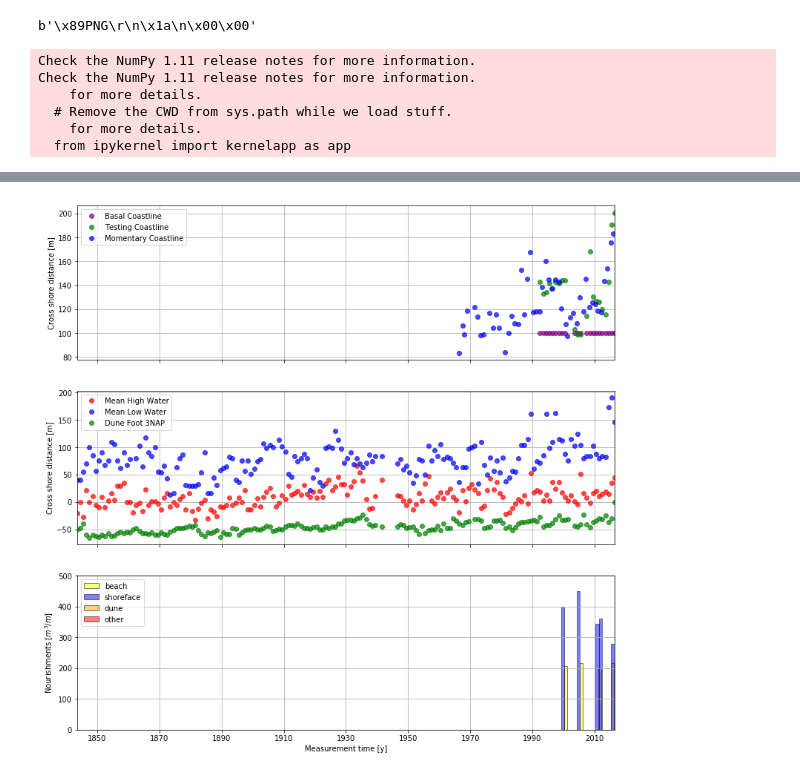
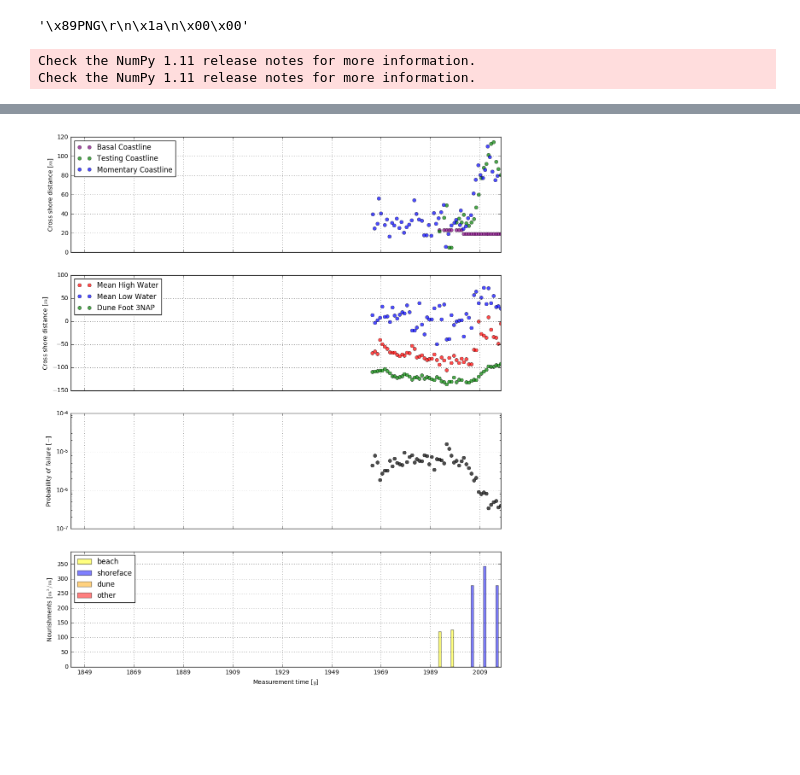
Before and after one commit to Deltares-research/coastviewer, a Jupyter notebook: notebooks/plots.ipynb, the cells around one changed output, grey strips where cells are left out. Saved outputs shown, nothing was run; the diff lists cells and outputs as text; code cells hidden in the pictures; blank space fills up the shorter version.

Commit message:
faalkans dataset included

```diff
--- a/notebooks/plots.ipynb
+++ b/notebooks/plots.ipynb
@@ -23,7 +22,7 @@ DATASETS = {
     'strandbreedte': 'http://opendap.deltares.nl/thredds/dodsC/opendap/rijkswaterstaat/strandbreedte/strandbreedte.nc',  # nopep8
     'mhw_mlw': 'http://opendap.deltares.nl/thredds/dodsC/opendap/rijkswaterstaat/MHW_MLW/MHW_MLW.nc',  # nopep8
     'nourishments': 'http://opendap.deltares.nl/thredds/dodsC/opendap/rijkswaterstaat/suppleties/nourishments.nc',  # nopep8
-    'faalkans': 'http://opendap.deltares.nl/thredds/dodsC/opendap/rijkswaterstaat/faalkans_PC-Ring/faalkans.nc'  # nopep8
+    'faalkans': 'http://opendap.deltares.nl/thredds/dodsC/opendap/rijkswaterstaat/faalkans/faalkans.nc'  # nopep8
 }
 local = True
 if local:
@@ -177,7 +176,7 @@ stream = io.BytesIO()
 fig.savefig(stream)
 stream.getvalue()[:10]
 # %% [output]
-b'\x89PNG\r\n\x1a\n\x00\x00'
+'\x89PNG\r\n\x1a\n\x00\x00'
 # %%
 def get_mean_water_df(id=7003900):
     transect_idx = np.searchsorted(ids, id)
@@ -360,12 +376,12 @@ def get_bkltkltnd_df(id=7003900):
     bkltkltnd_df = bkltkltnd_df.dropna()
     return bkltkltnd_df
 # %%
-def indicators(transect,mkl,bkltkltnd,mean_water,dune_foot,nourishment):
+def indicators(transect,mkl,bkltkltnd,mean_water,dune_foot,faalkans,nourishment):
 
     n_t = nourishment['time'].reset_index()
     n_y = nourishment.drop('time', axis=1).reset_index() #[volume_beach,volume_shoreface,volume_dune,volume_other,time_start_beach,time_start_shoreface,time_start_dune,time_start_other,time_end_beach,time_end_shoreface,time_end_dune,time_end_other]
 
-    fig, ax = plt.subplots(3, figsize=(13, 13), sharex=True)
+    fig, ax = plt.subplots(4, figsize=(13, 16), sharex=True)
     #ax[0].set_title('Coastal Indicators')
 
     ax[0].plot(bkltkltnd['time'], bkltkltnd['basal_coastline'],'o',color='purple',alpha=0.7,label='Basal Coastline')
@@ -378,13 +394,19 @@ def indicators(transect,mkl,bkltkltnd,mean_water,dune_foot,nourishment):
     ax[1].grid(True)
     ax[1].plot(mean_water['time'], mean_water['mean_low_water_cross'],'bo',alpha=0.7,label='Mean Low Water')
     ax[1].plot(dune_foot['time'], dune_foot['dune_foot_threeNAP_cross'],'go',alpha=0.7, label='Dune Foot 3NAP')
+    ax[2].plot(faalkans['time'], faalkans['probability_failure'],'ko',alpha=0.7,label='Probability of Failure')
+    ax[2].set_yscale('log')
+    ax[2].grid(True)
     #ax[1].plot(df_t, dfu_y,'o',alpha=0.7, label='Dune Foot MKL')
     # set the x,y axis
     ax[0].set_xlim(np.min(mean_water['time']), np.max(mean_water['time']))
     ax[1].set_xlim(np.min(mean_water['time']), np.max(mean_water['time']))
+    ax[2].set_xlim(np.min(mean_water['time']), np.max(mean_water['time']))
     # set axis labels
-    ax[0].set_ylabel('Cross shore distance [m]')
-    ax[1].set_ylabel('Cross shore distance [m]')
+    ax[0].set_ylabel('Cross shore distance [$m$]')
+    ax[1].set_ylabel('Cross shore distance [$m$]')
+    # ax[2].set_ylabel('Probability of failure [$y^{-1}$]')
+    ax[2].set_ylabel('Probability of failure [$-$]')
     # set legend
     ax[0].legend(loc='upper left')
     ax[1].legend(loc='upper left')
@@ -404,15 +426,15 @@ def indicators(transect,mkl,bkltkltnd,mean_water,dune_foot,nourishment):
                 r=Rectangle((start+ii,0),width=365,height=yy,facecolor=cc, edgecolor='black', alpha=0.5,label=ll)
                 box.append(r) # durationnnnnnnn of one year
                 pc = matplotlib.collections.PatchCollection(box,facecolor=cc, edgecolor='black', alpha=0.5)
-            ax[2].add_collection(pc)
+            ax[3].add_collection(pc)
 
-        ax[2].set_xlim(np.min(mean_water['time']), np.max(mean_water['time']))
-        ax[2].set_ylim(0, nour_max+50)
-        ax[2].legend(tuple([bb[0] for bb in boxes]),tuple(lab),loc='upper left')
+        ax[3].set_xlim(np.min(mean_water['time']), np.max(mean_water['time']))
+        ax[3].set_ylim(0, nour_max+50)
+        ax[3].legend(tuple([bb[0] for bb in boxes]),tuple(lab),loc='upper left')
 
-    ax[2].grid(True)
-    ax[2].set_ylabel('Nourishments [$m^3/m$]')
-    ax[2].set_xlabel('Measurement time [y]')
+    ax[3].grid(True)
+    ax[3].set_ylabel('Nourishments [$m^3/m$]')
+    ax[3].set_xlabel('Measurement time [$y$]')
 
     date_locator = matplotlib.dates.AutoDateLocator()
     date_formatter = matplotlib.dates.AutoDateFormatter(date_locator)
@@ -424,6 +446,7 @@ mean_water_df = get_mean_water_df()
 mkl_df = get_mkl_df()
 bkltkltnd_df = get_bkltkltnd_df()
 df_df = get_dune_foot_df()
+fk_df = get_faalkans_df()
 transect_data = get_transect_data()
 #nourishment_df = get_nourishment_df()
 nourishment_grid_df = get_nourishment_grid_df()
@@ -432,11 +455,8 @@ fig, ax = indicators(transect=transect_data,
                      bkltkltnd=bkltkltnd_df,
                      mean_water=mean_water_df,
                      dune_foot=df_df,
+                     faalkans=fk_df,
                      nourishment=nourishment_grid_df)
 # %% [output]
 Check the NumPy 1.11 release notes for more information.
 Check the NumPy 1.11 release notes for more information.
-    for more details.
-  # Remove the CWD from sys.path while we load stuff.
-    for more details.
-  from ipykernel import kernelapp as app
@@ -445,3 +465,3 @@ Wall time: 2.37 s
-[figure, old version]
+[figure, new version]
 # %%
 %%time
```
Also changed, not shown: parts of 13 cells of this notebook, 3 other files.
